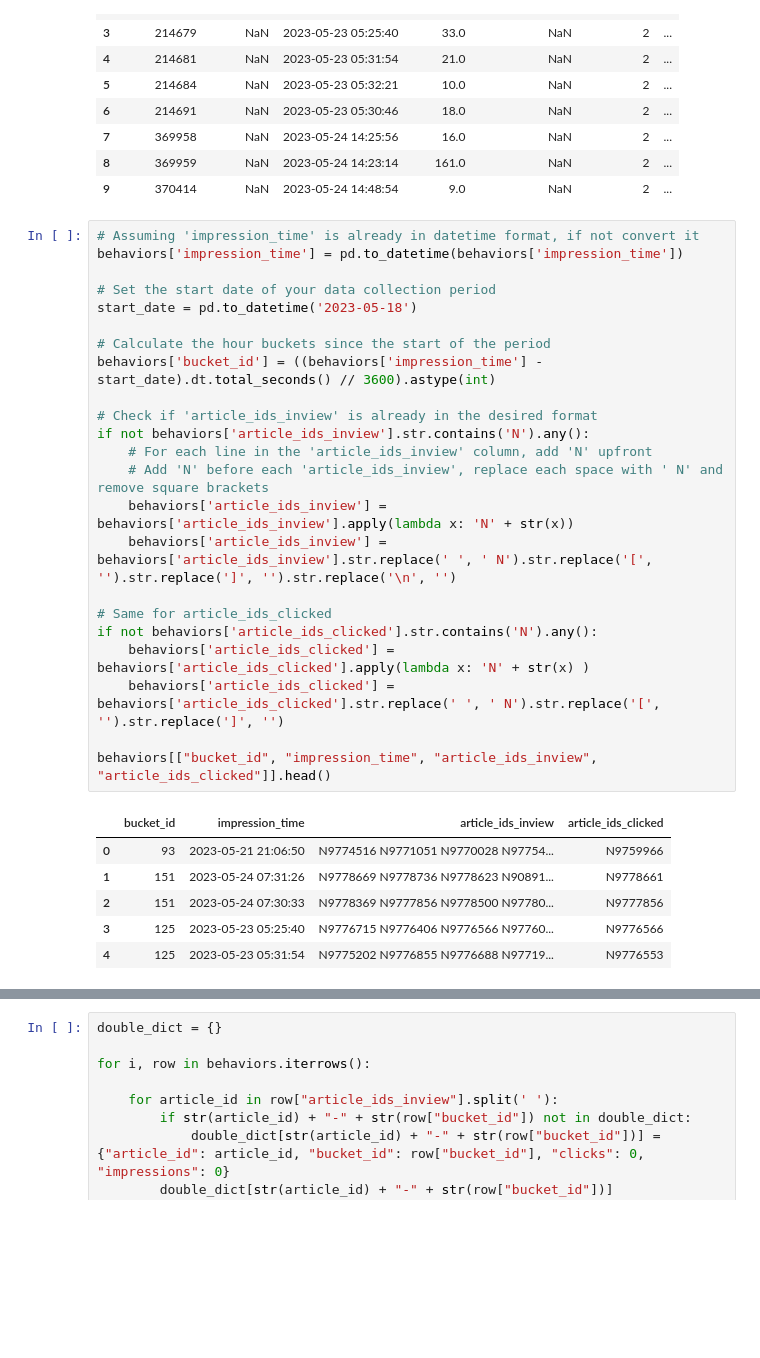
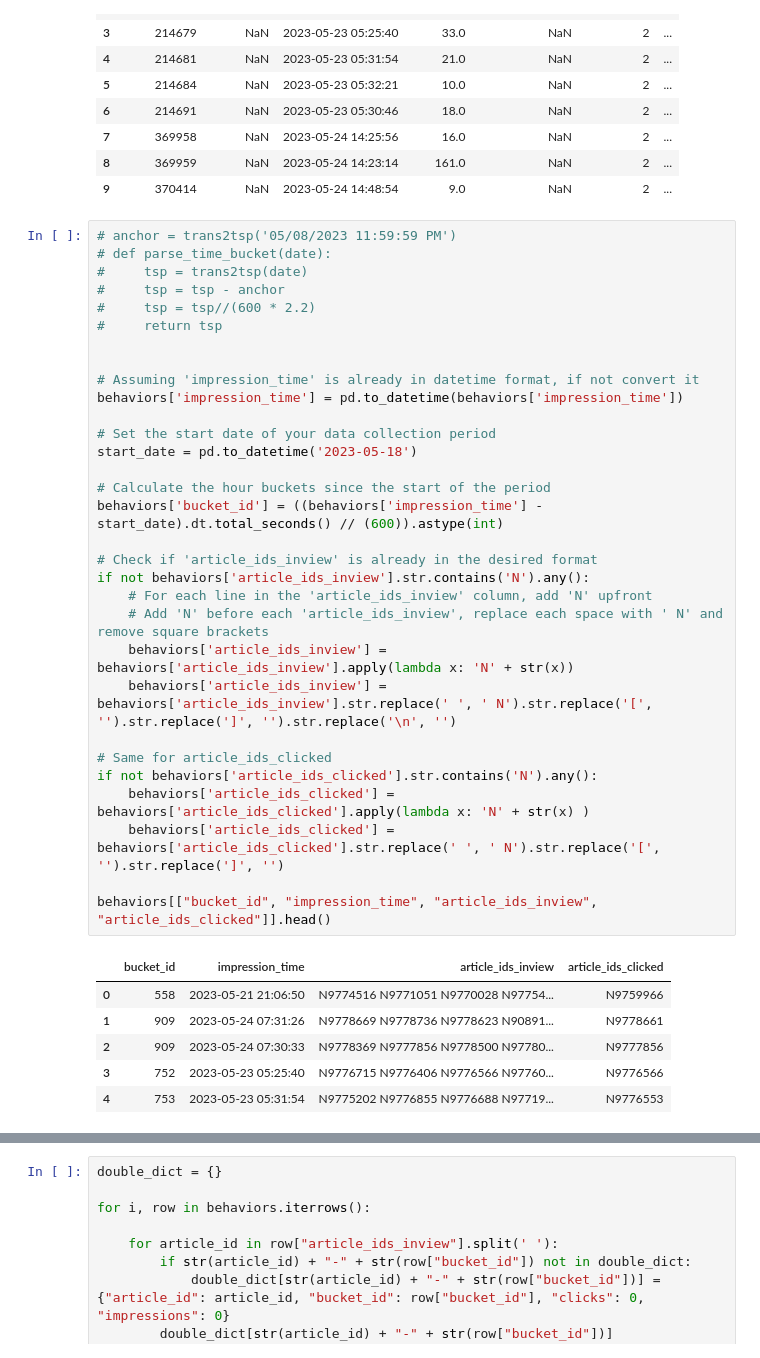
Before and after one commit to IvoBrink/RecSys-PP-Rec, a Jupyter notebook: data/Challenge/ebnerd_original/reformat_data.ipynb, the cells around one changed output, grey strips where cells are left out. Drawn from its saved outputs; the diff is of its cells as text; blank space fills up the shorter version.

```diff
--- a/data/Challenge/ebnerd_original/reformat_data.ipynb
+++ b/data/Challenge/ebnerd_original/reformat_data.ipynb
@@ -59,32 +66,40 @@ behaviors[:10]
 | 8 | 369959 | NaN | 2023-05-24 14:23:14 | 161.0 | NaN | 2 | ... |
 | 9 | 370414 | NaN | 2023-05-24 14:48:54 | 9.0 | NaN | 2 | ... |
 # %%
+# anchor = trans2tsp('05/08/2023 11:59:59 PM')
+# def parse_time_bucket(date):
+#     tsp = trans2tsp(date)
+#     tsp = tsp - anchor
+#     tsp = tsp//(600 * 2.2)
+#     return tsp
+
+
 # Assuming 'impression_time' is already in datetime format, if not convert it
 behaviors['impression_time'] = pd.to_datetime(behaviors['impression_time'])
 
 # Set the start date of your data collection period
 start_date = pd.to_datetime('2023-05-18')
 
 # Calculate the hour buckets since the start of the period
-behaviors['bucket_id'] = ((behaviors['impression_time'] - start_date).dt.total_seconds() // 3600).astype(int)
+behaviors['bucket_id'] = ((behaviors['impression_time'] - start_date).dt.total_seconds() // (600)).astype(int)
 
 # Check if 'article_ids_inview' is already in the desired format
 if not behaviors['article_ids_inview'].str.contains('N').any():
     # For each line in the 'article_ids_inview' column, add 'N' upfront
     # Add 'N' before each 'article_ids_inview', replace each space with ' N' and remove square brackets
     behaviors['article_ids_inview'] = behaviors['article_ids_inview'].apply(lambda x: 'N' + str(x))
     behaviors['article_ids_inview'] = behaviors['article_ids_inview'].str.replace(' ', ' N').str.replace('[', '').str.replace(']', '').str.replace('\n', '')
 
 # Same for article_ids_clicked
 if not behaviors['article_ids_clicked'].str.contains('N').any():
     behaviors['article_ids_clicked'] = behaviors['article_ids_clicked'].apply(lambda x: 'N' + str(x) )
     behaviors['article_ids_clicked'] = behaviors['article_ids_clicked'].str.replace(' ', ' N').str.replace('[', '').str.replace(']', '')
 
 behaviors[["bucket_id", "impression_time", "article_ids_inview", "article_ids_clicked"]].head()
 # %% [output]
 |  | bucket_id | impression_time | article_ids_inview | article_ids_clicked |
-| 0 | 93 | 2023-05-21 21:06:50 | N9774516 N9771051 N9770028 N97754... | N9759966 |
-| 1 | 151 | 2023-05-24 07:31:26 | N9778669 N9778736 N9778623 N90891... | N9778661 |
-| 2 | 151 | 2023-05-24 07:30:33 | N9778369 N9777856 N9778500 N97780... | N9777856 |
-| 3 | 125 | 2023-05-23 05:25:40 | N9776715 N9776406 N9776566 N97760... | N9776566 |
-| 4 | 125 | 2023-05-23 05:31:54 | N9775202 N9776855 N9776688 N97719... | N9776553 |
+| 0 | 558 | 2023-05-21 21:06:50 | N9774516 N9771051 N9770028 N97754... | N9759966 |
+| 1 | 909 | 2023-05-24 07:31:26 | N9778669 N9778736 N9778623 N90891... | N9778661 |
+| 2 | 909 | 2023-05-24 07:30:33 | N9778369 N9777856 N9778500 N97780... | N9777856 |
+| 3 | 752 | 2023-05-23 05:25:40 | N9776715 N9776406 N9776566 N97760... | N9776566 |
+| 4 | 753 | 2023-05-23 05:31:54 | N9775202 N9776855 N9776688 N97719... | N9776553 |
```
Also changed, not shown: parts of 4 cells of this notebook, 7 other files.
